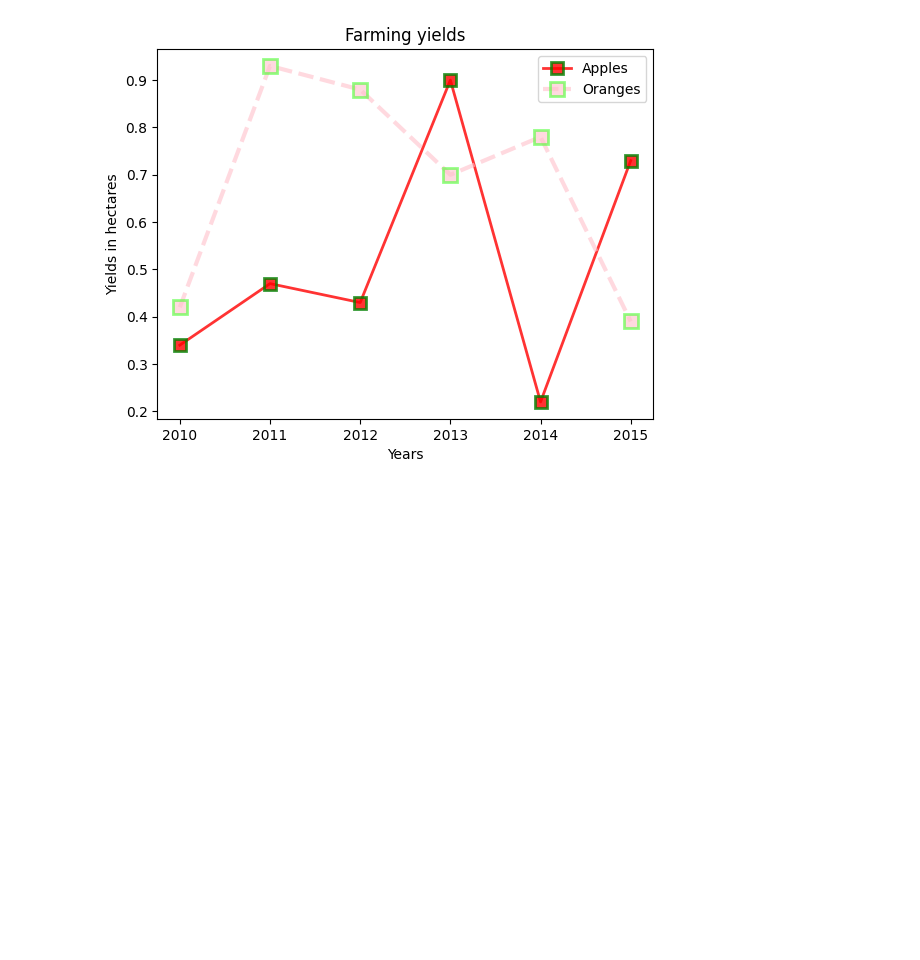
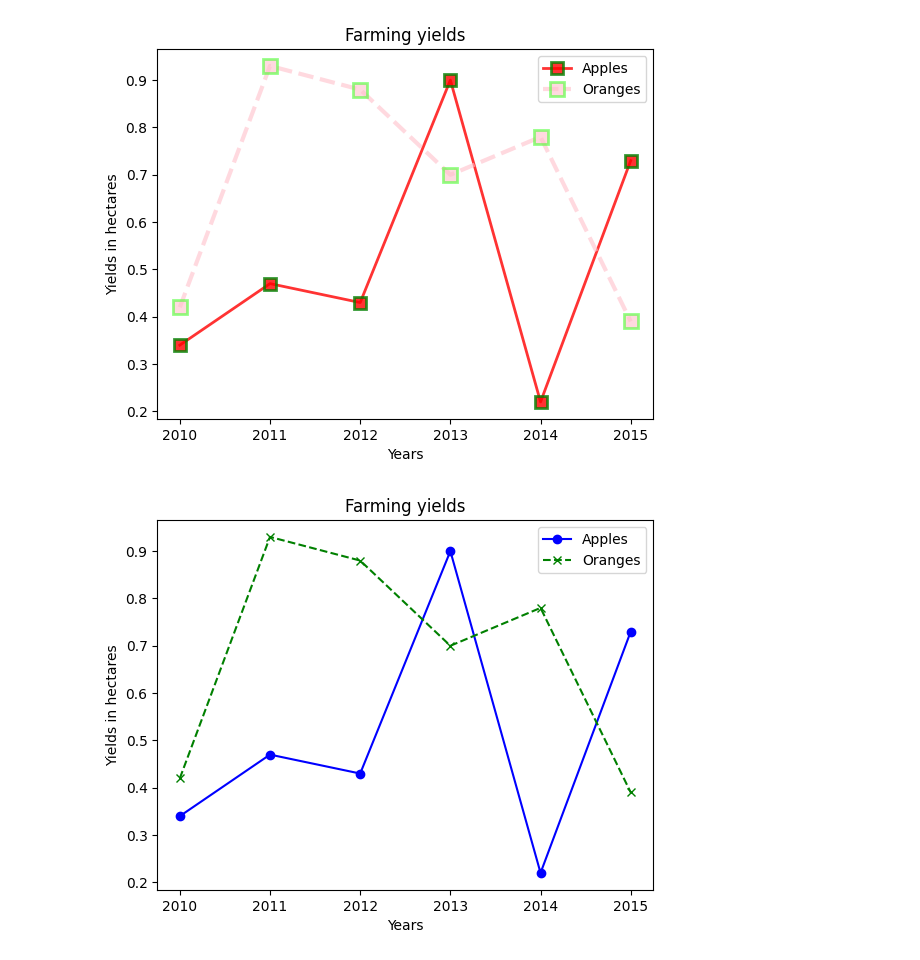
Before and after one commit to Lakshit-Chiranjiv/Python-Data-Analysis-Repo, a Jupyter notebook: Python Matplotlib-Seaborn.ipynb, the cells around one changed output. Drawn from its saved outputs; the diff is of its cells as text; code cells hidden in the pictures; blank space fills up the shorter version.

Commit message:
fmt argument

```diff
--- a/Python Matplotlib-Seaborn.ipynb
+++ b/Python Matplotlib-Seaborn.ipynb
@@ -78,3 +78,13 @@ plt.legend(['Apples', 'Oranges'])
 # %% [output]
 <matplotlib.legend.Legend at 0x...>
 [figure]
+# %%
+#fmt argument --> '[marker][linestyle][color]'
+plt.plot(years, apples_yield, 'o-b');
+plt.plot(years, oranges_yield, 'x--g');
+plt.xlabel('Years')
+plt.ylabel('Yields in hectares')
+plt.title('Farming yields')
+plt.legend(['Apples', 'Oranges']);
+# %% [output]
+[figure, added]
```
